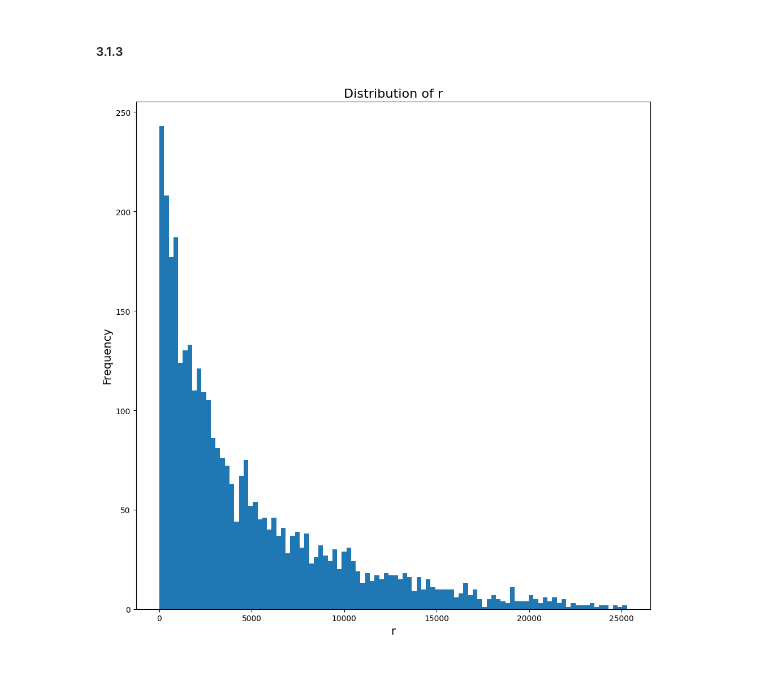
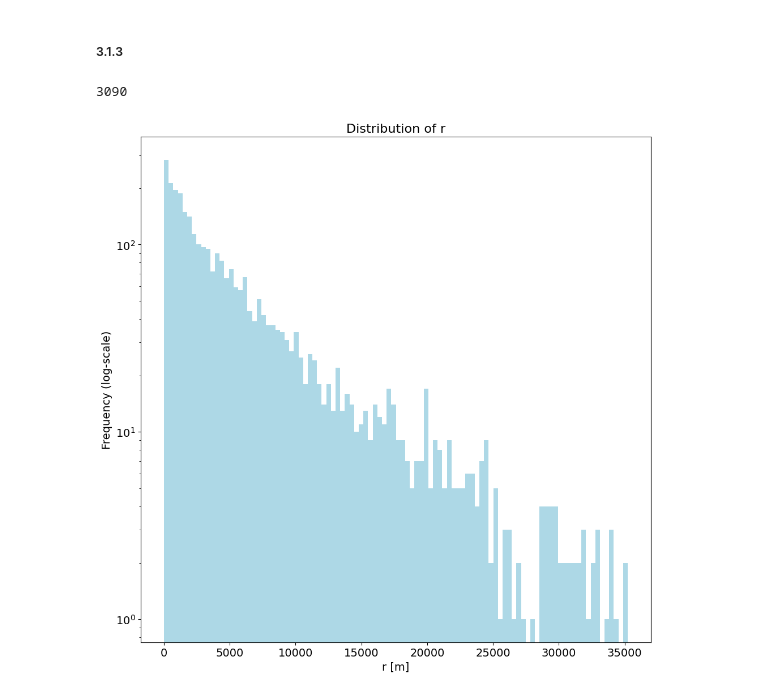
Before and after one commit to ansomax/AppStat2024_ASM, a Jupyter notebook: Exam2024/Exercise3_Simulation_MC.ipynb, the cells around one changed output. Cells and saved outputs as stored; diff of their text form; code cells hidden in the pictures.

```diff
--- a/Exam2024/Exercise3_Simulation_MC.ipynb
+++ b/Exam2024/Exercise3_Simulation_MC.ipynb
@@ -230,8 +230,8 @@ plt.savefig('images/spherical_coordinate_r_3d.png', dpi = 600)
 #selecting only the positive values of z, and where r < 1
 
 z_mask = z[z>0]
-x_mask = np.linspace(range_all[0], range_all[1], len(z_mask))
-y_mask = np.linspace(range_all[0], range_all[1], len(z_mask))
+x_mask = np.random.uniform(range_all[0], range_all[1], len(z_mask))
+y_mask = np.random.uniform(range_all[0], range_all[1], len(z_mask))
 
 
 def spherical_coordinates_with_mask(x, y, z):
@@ -256,15 +256,19 @@ theta = np.array(theta)
 
 phi = np.array(phi)
 
+print(len(phi))
+
 fig, ax = plt.subplots(1,2, figsize = (20,10))
-ax[0].hist(theta, bins = 100)
-ax[0].set_xlabel('Theta')
-ax[0].set_ylabel('Frequency')
-ax[0].set_title('Distribution of Theta')
-ax[1].hist(phi, bins = 100)
-ax[1].set_xlabel('Phi')
-ax[1].set_ylabel('Frequency')
-ax[1].set_title('Distribution of Phi')
+ax[0].hist(theta, bins = 100, color = 'purple')
+ax[0].set_xlabel('$\\theta$', fontsize = 14)
+ax[0].set_ylabel('Frequency', fontsize = 14)
+ax[0].set_title('Distribution of Theta', fontsize = 16)
+ax[1].hist(phi, bins = 100, color='lightgreen')
+ax[1].set_xlabel('$\phi$', fontsize = 14)
+ax[1].set_ylabel('Frequency', fontsize = 14)
+ax[1].set_title('Distribution of Phi', fontsize = 16)
+ax[0].tick_params(axis = 'both', labelsize = 14)
+ax[1].tick_params(axis = 'both', labelsize = 14)
 plt.tight_layout()
 plt.savefig('images/distribution_theta_phi.png', dpi = 600)
 # %% [output]
@@ -274,32 +281,39 @@ plt.savefig('images/distribution_theta_phi.png', dpi = 600)
 # %%
 #Simulating 1000 points of v and theta in a collision
 g = 9.82
 v0 = 100
 
 def f(v, v0):
     return (v/v0)**2 * np.exp(-v/v0)
 
 def r(v, theta):
     return np.sin(theta)*v**2/g
 
-#simulating 1000 v and theta with accept rejct
+#simulating 10000 v and theta with accept rejct
 
 def v_theta_sim(v0, N):
-    v = np.random.uniform(0, 5*v0, N)
+    v = np.random.uniform(0, 6*v0, N)
     theta = np.random.uniform(0, np.pi/2, N)
     p = np.random.uniform(0, 1, N)
     mask = p < f(v, v0)
     return v[mask], theta[mask]
 
 v, theta = v_theta_sim(v0, 10000)
 
 r = r(v, theta)
 
+print(len(r))
+
 fig = plt.figure(figsize = (10,10))
-plt.hist(r, bins = 100)
-plt.xlabel('r', fontsize = 14)
-plt.ylabel('Frequency', fontsize = 14)
+plt.hist(r, bins = 100, color = 'lightblue')
+plt.xlabel('r [m]', fontsize = 14)
+plt.ylabel('Frequency (log-scale)', fontsize = 14)
+plt.yscale('log')
+#plt.xscale('log')
+plt.tick_params(axis = 'both', labelsize = 14)
 plt.title('Distribution of r', fontsize = 16)
+plt.savefig('images/distribution_r.png', dpi = 600)
 plt.tight_layout()
 # %% [output]
+3090
-[figure, old version]
+[figure, new version]
```
Also changed, not shown: parts of 4 cells of this notebook, 10 other files.
